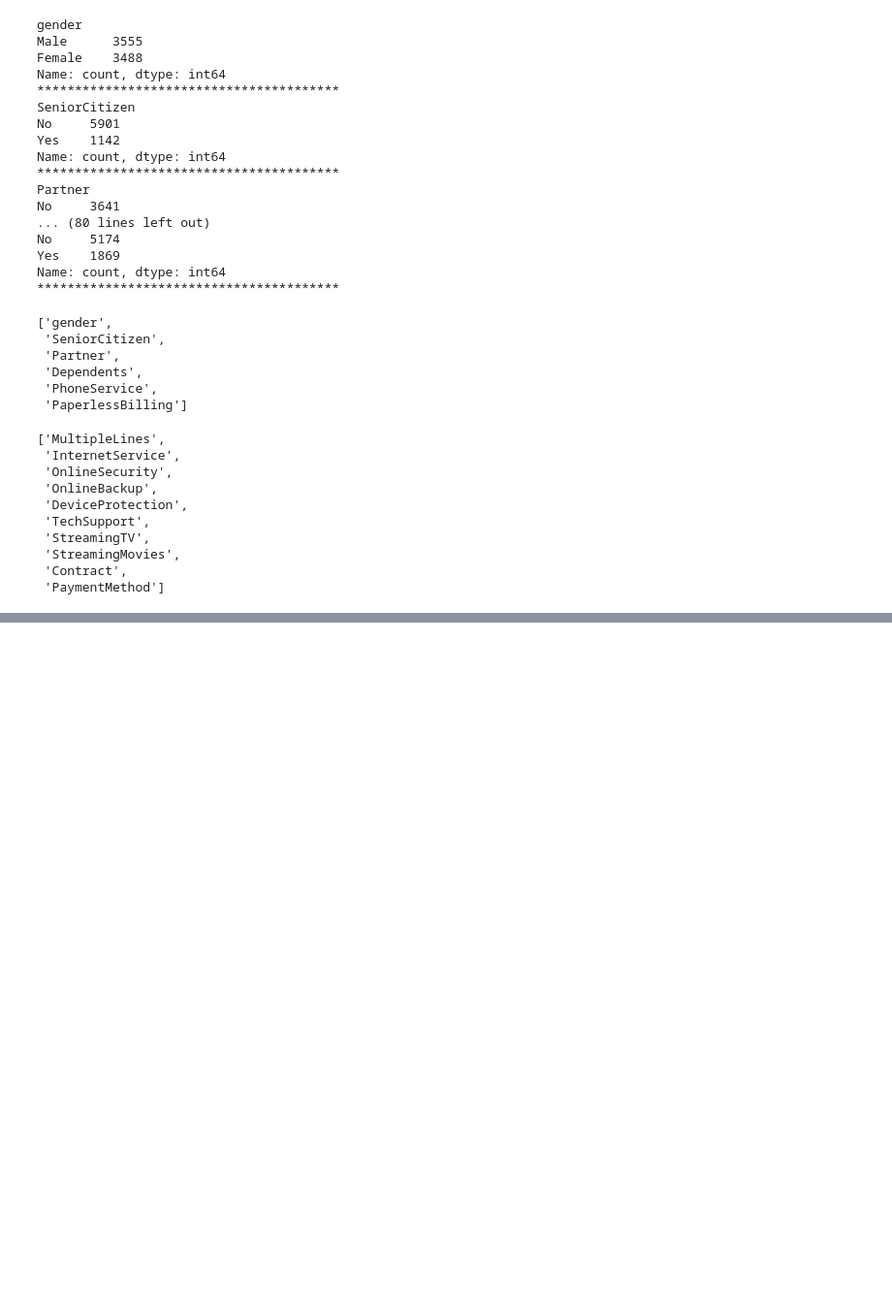
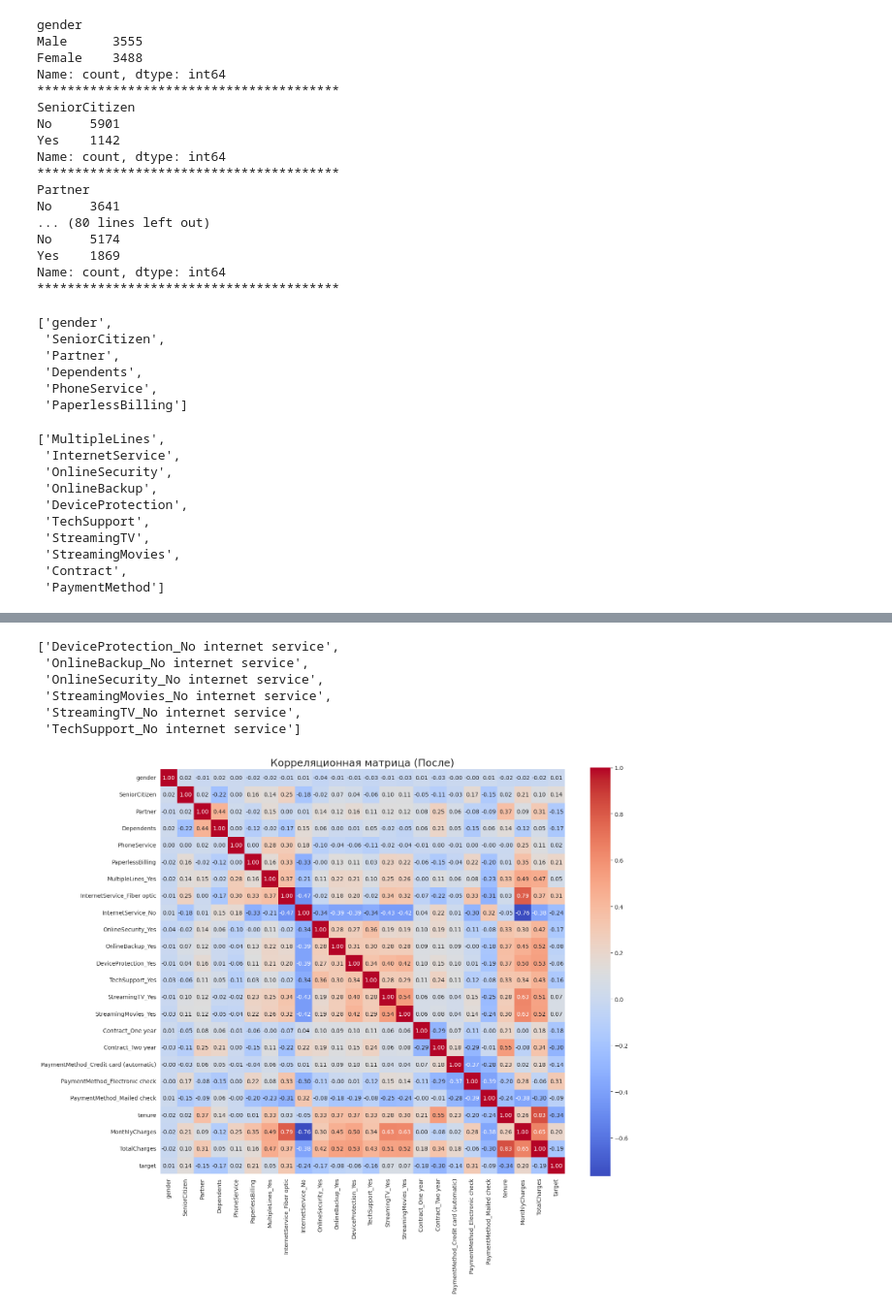
Before and after one commit to aeternnar/churn-predictor, a Jupyter notebook: churn-predictor.ipynb, the cells around one changed output, grey strips where cells are left out. Shown at 97% size. Saved outputs shown, nothing was run; the diff lists cells and outputs as text; code cells hidden in the pictures; blank space fills up the shorter version.

```diff
--- a/churn-predictor.ipynb
+++ b/churn-predictor.ipynb
@@ -352,0 +302,3 @@ Name: target, dtype: float64
+# %%
+corr_with_InternetService_No = df_for_corr.corr()['InternetService_No'].abs().sort_values()
+corr_with_InternetService_No
@@ -352,0 +323,11 @@ Name: target, dtype: float64
+# %%
+high_correlated = corr_with_InternetService_No[corr_with_InternetService_No == 1].index.tolist()
+high_correlated = [col for col in high_correlated if col != "InternetService_No"]
+high_correlated
+# %% [output]
+['DeviceProtection_No internet service',
+ 'OnlineBackup_No internet service',
+ 'OnlineSecurity_No internet service',
+ 'StreamingMovies_No internet service',
+ 'StreamingTV_No internet service',
+ 'TechSupport_No internet service']
@@ -352,0 +340,6 @@ Name: target, dtype: float64
+# %%
+plt.figure(figsize=(16, 13))
+sns.heatmap(df_for_corr.corr(), annot=True, fmt=".2f", cmap='coolwarm', cbar=True, square=True)
+plt.title('Корреляционная матрица (После)', fontsize=18);
+# %% [output]
+[figure, added]
```
Also changed, not shown: parts of 24 cells of this notebook.
